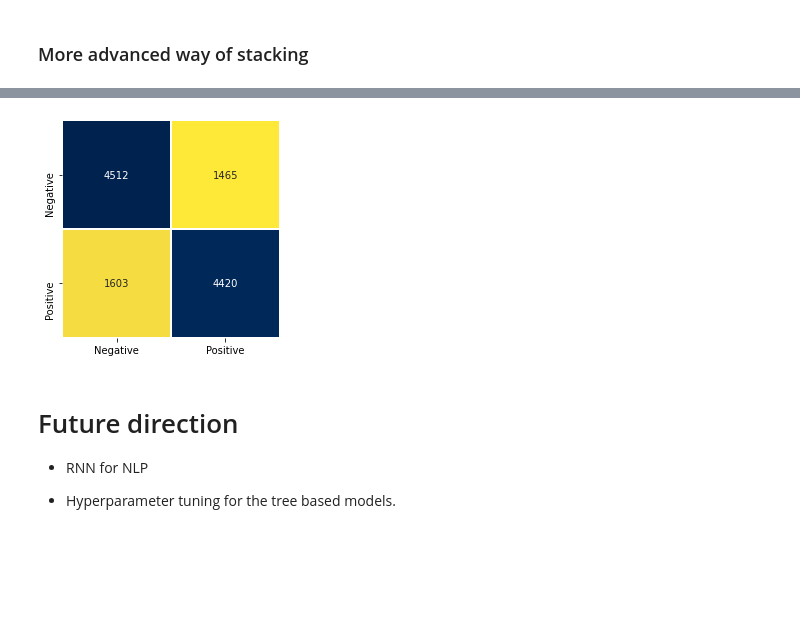
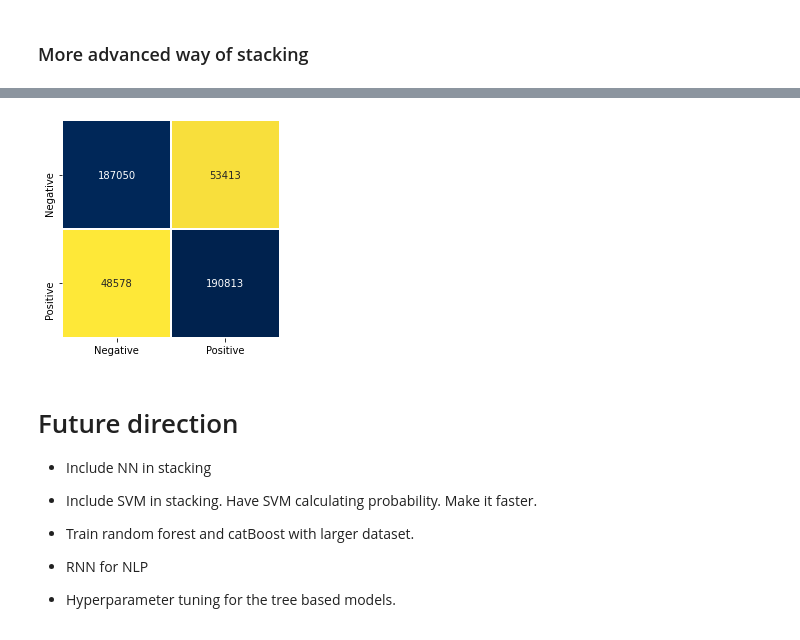
Before and after one commit to roshankoirala/Sentiment_Learning, a Jupyter notebook: Ensemble_Final .ipynb, the cells around one changed output, grey strips where cells are left out. Cells and saved outputs as stored; diff of their text form; code cells hidden in the pictures; blank space fills up the shorter version.

```diff
--- a/Ensemble_Final .ipynb
+++ b/Ensemble_Final .ipynb
@@ -132,0 +157,3 @@ pred = clf2.predict(X_test)
+# %%
+cbc_pipeline = joblib.load('cbc_pipeline.pkl')
+cbc_pipeline.score(X_test, y_test)
@@ -144,5 +188,7 @@ def simple_stacking(models):
 # %%
-models = [rf_pipeline, xgb_pipeline, lgbm_pipeline, cbc_pipeline]
+models = [lr_pipeline, nb_pipeline, \
+          rf_pipeline, xgb_pipeline, lgb_pipeline, \
+          cbc_pipeline]
 
 pred_final = simple_stacking(models)
 print(accuracy_score(pred_final, y_test))
@@ -165,7 +211,3 @@ def stacked_features(models):
     return hyper_X_train, hyper_X_test
 # %%
 hyper_X_train, hyper_X_test = stacked_features(models)
-# %%
-rf2 = RandomForestClassifier(n_estimators=100, max_features='log2')
-rf2.fit(np.round(hyper_X_train), y_trainvalid)
-rf2.score(hyper_X_test, y_test)
@@ -174,4 +213,0 @@ rf2.score(hyper_X_test, y_test)
-# %%
-lgb2 = LGBMClassifier()
-lgb2.fit(np.round(hyper_X_train), y_trainvalid)
-lgb2.score(np.round(hyper_X_test), y_test)
@@ -186,20 +222,27 @@ lr2.score(hyper_X_test, y_test)
 # %%
-y_pred = rf2.predict(hyper_X_test)
+y_pred = lr2.predict(hyper_X_test)
 
 sns.heatmap(confusion_matrix(y_test, y_pred),
            xticklabels=['Negative', 'Positive'],
            yticklabels=['Negative', 'Positive'],
            linewidths=1,
            cmap='cividis_r',
            fmt='',
            annot=True,
            cbar=False,
            square=True)
 plt.show()
 # %% [output]
-[figure, old version]
+[figure, new version]
 # %% [markdown]
 # Future direction
+
+
+- Include NN in stacking
+
+- Include SVM in stacking. Have SVM calculating probability. Make it faster.
+
+- Train random forest and catBoost with larger dataset.
 
 - RNN for NLP
 
```
Also changed, not shown: parts of 16 cells of this notebook, 2 other files.
